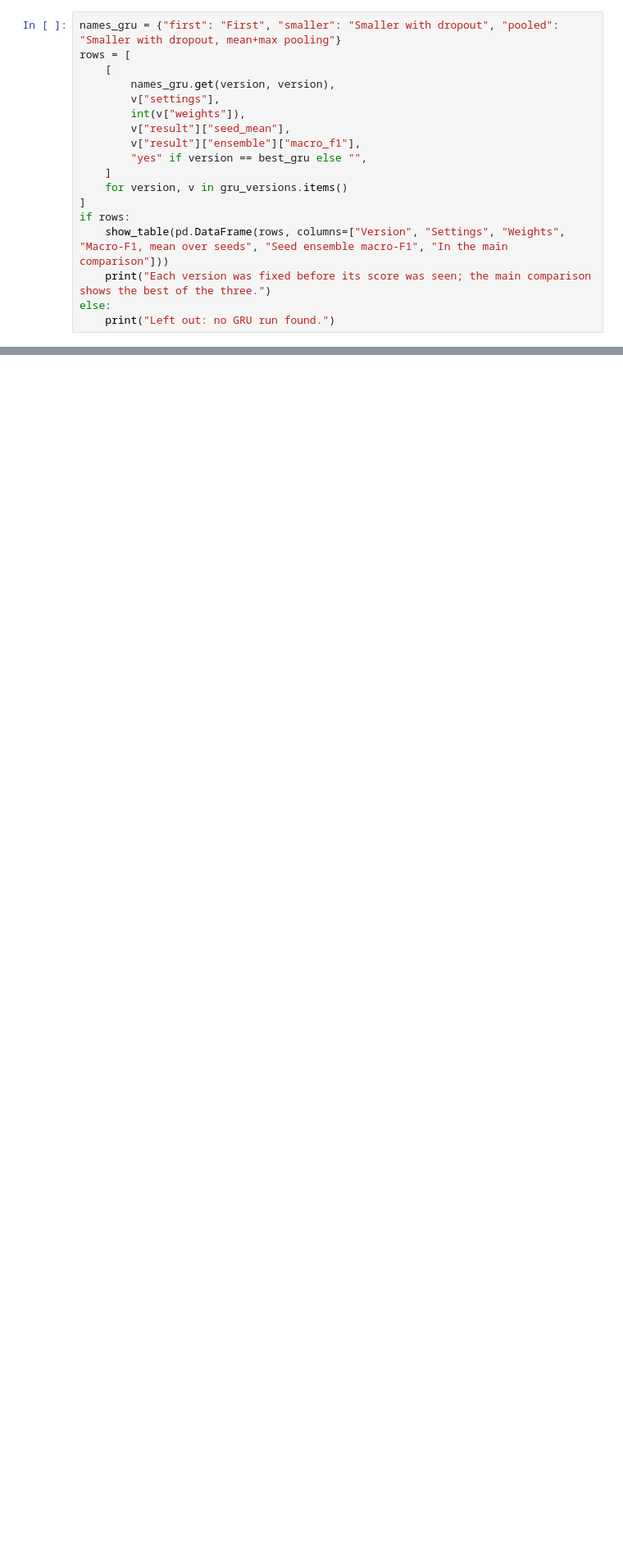
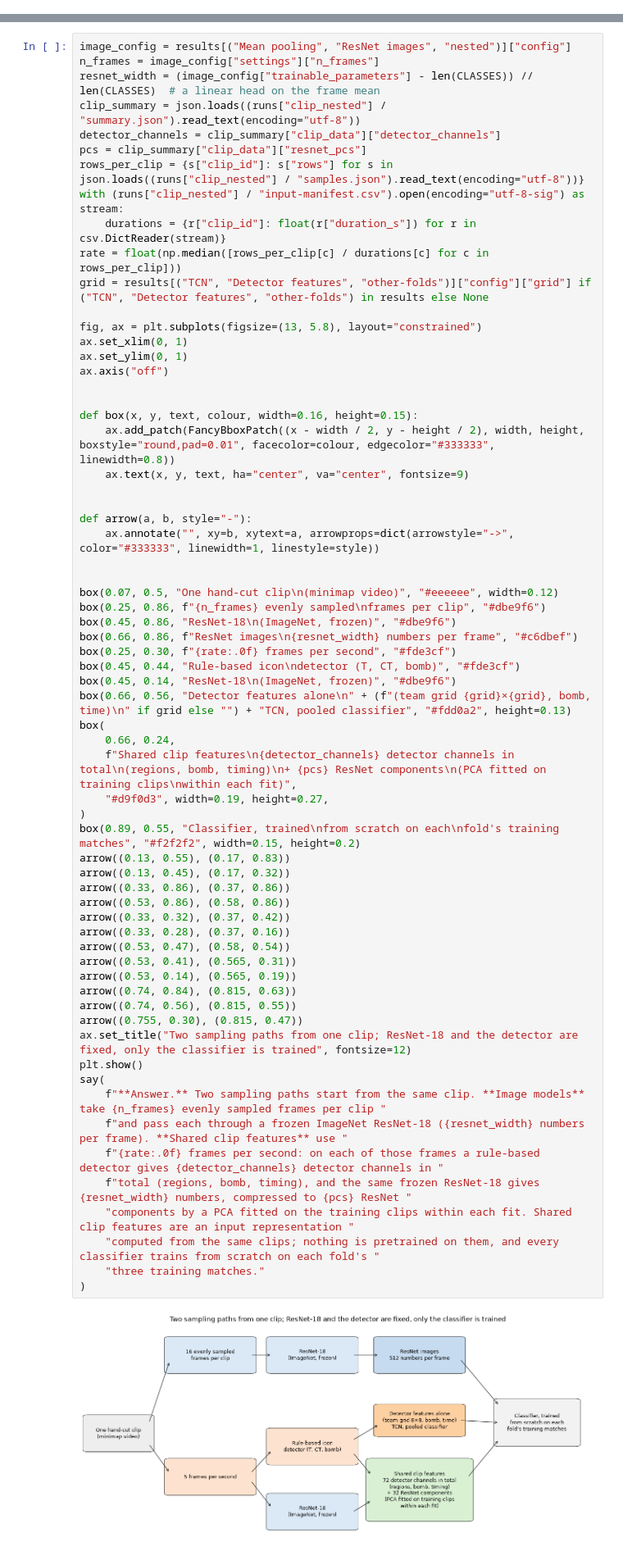
Before and after one commit to FraggyVz/CV-DL, a Jupyter notebook: notebooks/tactic-model-comparison.ipynb, the cells around one changed output, grey strips where cells are left out. Shown at 82% size. Saved outputs shown, nothing was run; the diff lists cells and outputs as text; blank space fills up the shorter version.

Commit message:
Restructure the model comparison notebook around nested selection

```diff
--- a/notebooks/tactic-model-comparison.ipynb
+++ b/notebooks/tactic-model-comparison.ipynb
@@ -649,18 +0,0 @@ The three GRU versions on the same image features, clips, folds and seeds, under
-# %%
-names_gru = {"first": "First", "smaller": "Smaller with dropout", "pooled": "Smaller with dropout, mean+max pooling"}
-rows = [
-    [
-        names_gru.get(version, version),
-        v["settings"],
-        int(v["weights"]),
-        v["result"]["seed_mean"],
-        v["result"]["ensemble"]["macro_f1"],
-        "yes" if version == best_gru else "",
-    ]
-    for version, v in gru_versions.items()
-]
-if rows:
-    show_table(pd.DataFrame(rows, columns=["Version", "Settings", "Weights", "Macro-F1, mean over seeds", "Seed ensemble macro-F1", "In the main comparison"]))
-    print("Each version was fixed before its score was seen; the main comparison shows the best of the three.")
-else:
-    print("Left out: no GRU run found.")
@@ -719,0 +439,67 @@ if curves:
+# %%
+image_config = results[("Mean pooling", "ResNet images", "nested")]["config"]
+n_frames = image_config["settings"]["n_frames"]
+resnet_width = (image_config["trainable_parameters"] - len(CLASSES)) // len(CLASSES)  # a linear head on the frame mean
+clip_summary = json.loads((runs["clip_nested"] / "summary.json").read_text(encoding="utf-8"))
+detector_channels = clip_summary["clip_data"]["detector_channels"]
+pcs = clip_summary["clip_data"]["resnet_pcs"]
+rows_per_clip = {s["clip_id"]: s["rows"] for s in json.loads((runs["clip_nested"] / "samples.json").read_text(encoding="utf-8"))}
+with (runs["clip_nested"] / "input-manifest.csv").open(encoding="utf-8-sig") as stream:
+    durations = {r["clip_id"]: float(r["duration_s"]) for r in csv.DictReader(stream)}
+rate = float(np.median([rows_per_clip[c] / durations[c] for c in rows_per_clip]))
+grid = results[("TCN", "Detector features", "other-folds")]["config"]["grid"] if ("TCN", "Detector features", "other-folds") in results else None
+
+fig, ax = plt.subplots(figsize=(13, 5.8), layout="constrained")
+ax.set_xlim(0, 1)
+ax.set_ylim(0, 1)
+ax.axis("off")
+
+
+def box(x, y, text, colour, width=0.16, height=0.15):
+    ax.add_patch(FancyBboxPatch((x - width / 2, y - height / 2), width, height, boxstyle="round,pad=0.01", facecolor=colour, edgecolor="#333333", linewidth=0.8))
+    ax.text(x, y, text, ha="center", va="center", fontsize=9)
+
+
+def arrow(a, b, style="-"):
+    ax.annotate("", xy=b, xytext=a, arrowprops=dict(arrowstyle="->", color="#333333", linewidth=1, linestyle=style))
+
+
+box(0.07, 0.5, "One hand-cut clip\n(minimap video)", "#eeeeee", width=0.12)
+box(0.25, 0.86, f"{n_frames} evenly sampled\nframes per clip", "#dbe9f6")
+box(0.45, 0.86, "ResNet-18\n(ImageNet, frozen)", "#dbe9f6")
+box(0.66, 0.86, f"ResNet images\n{resnet_width} numbers per frame", "#c6dbef")
+box(0.25, 0.30, f"{rate:.0f} frames per second", "#fde3cf")
+box(0.45, 0.44, "Rule-based icon\ndetector (T, CT, bomb)", "#fde3cf")
+box(0.45, 0.14, "ResNet-18\n(ImageNet, frozen)", "#dbe9f6")
+box(0.66, 0.56, "Detector features alone\n" + (f"(team grid {grid}×{grid}, bomb, time)\n" if grid else "") + "TCN, pooled classifier", "#fdd0a2", height=0.13)
+box(
+    0.66, 0.24,
+    f"Shared clip features\n{detector_channels} detector channels in total\n(regions, bomb, timing)\n+ {pcs} ResNet components\n(PCA fitted on training clips\nwithin each fit)",
+    "#d9f0d3", width=0.19, height=0.27,
+)
+box(0.89, 0.55, "Classifier, trained\nfrom scratch on each\nfold's training matches", "#f2f2f2", width=0.15, height=0.2)
+arrow((0.13, 0.55), (0.17, 0.83))
+arrow((0.13, 0.45), (0.17, 0.32))
+arrow((0.33, 0.86), (0.37, 0.86))
+arrow((0.53, 0.86), (0.58, 0.86))
+arrow((0.33, 0.32), (0.37, 0.42))
+arrow((0.33, 0.28), (0.37, 0.16))
+arrow((0.53, 0.47), (0.58, 0.54))
+arrow((0.53, 0.41), (0.565, 0.31))
+arrow((0.53, 0.14), (0.565, 0.19))
+arrow((0.74, 0.84), (0.815, 0.63))
+arrow((0.74, 0.56), (0.815, 0.55))
+arrow((0.755, 0.30), (0.815, 0.47))
+ax.set_title("Two sampling paths from one clip; ResNet-18 and the detector are fixed, only the classifier is trained", fontsize=12)
+plt.show()
+say(
+    f"**Answer.** Two sampling paths start from the same clip. **Image models** take {n_frames} evenly sampled frames per clip "
+    f"and pass each through a frozen ImageNet ResNet-18 ({resnet_width} numbers per frame). **Shared clip features** use "
+    f"{rate:.0f} frames per second: on each of those frames a rule-based detector gives {detector_channels} detector channels in "
+    f"total (regions, bomb, timing), and the same frozen ResNet-18 gives {resnet_width} numbers, compressed to {pcs} ResNet "
+    "components by a PCA fitted on the training clips within each fit. Shared clip features are an input representation "
+    "computed from the same clips; nothing is pretrained on them, and every classifier trains from scratch on each fold's "
+    "three training matches."
+)
+# %% [output]
+[figure, added]
```
Also changed, not shown: parts of 74 cells of this notebook, 2 other files.
